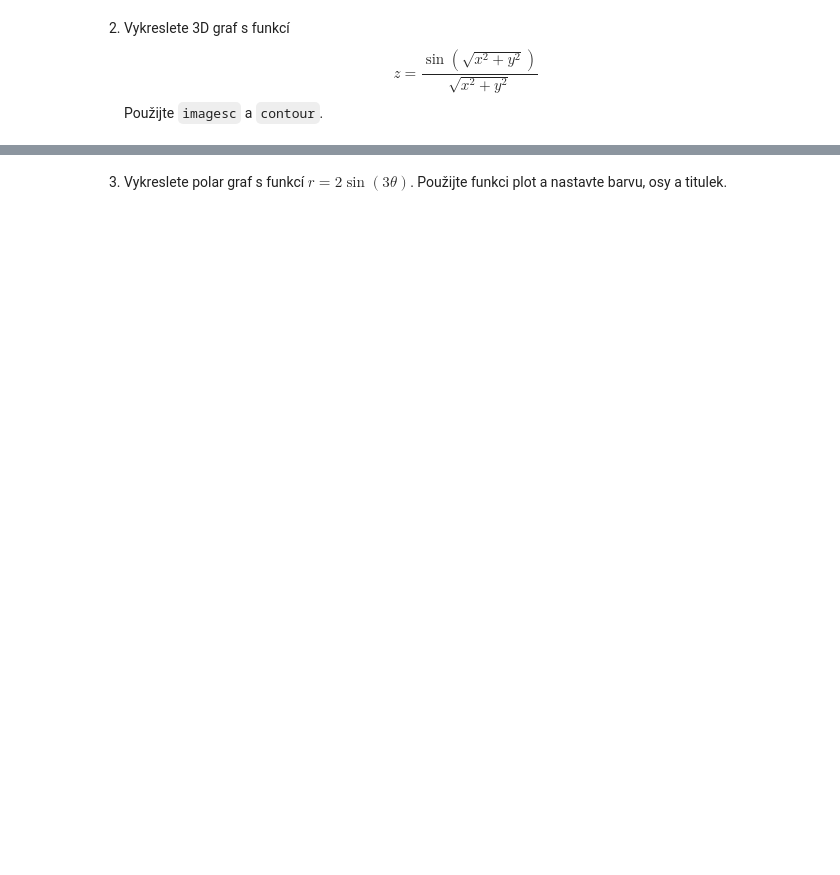
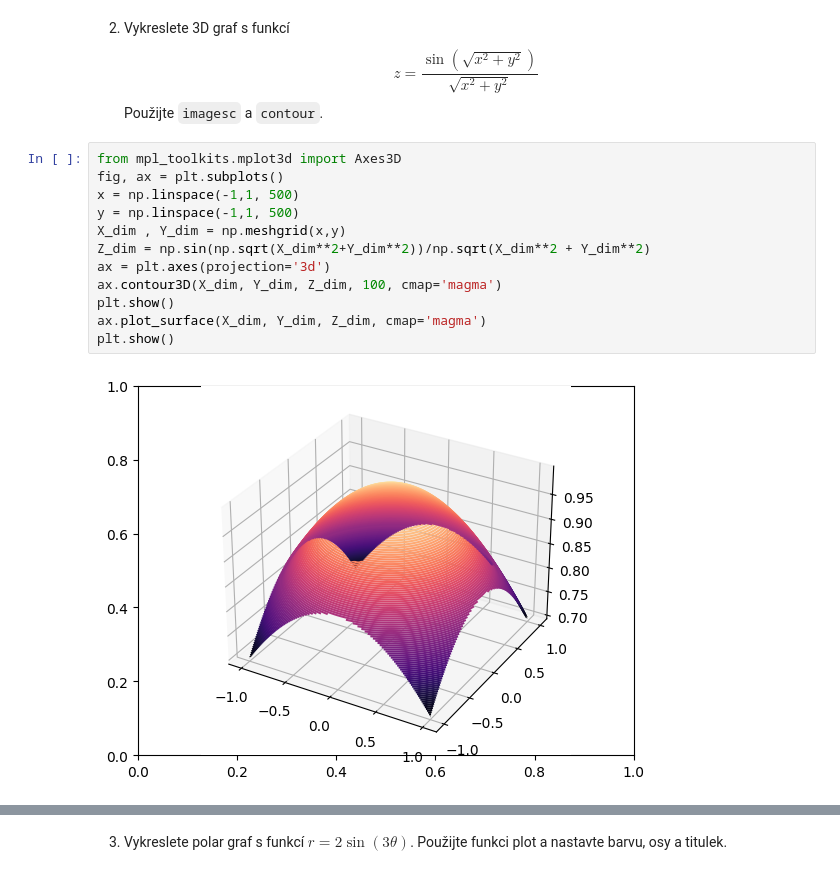
Before and after one commit to HLI0026/VVP, a Jupyter notebook: 04_ukoly.ipynb, the cells around one changed output, grey strips where cells are left out. Drawn from its saved outputs; the diff is of its cells as text; blank space fills up the shorter version.

```diff
--- a/04_ukoly.ipynb
+++ b/04_ukoly.ipynb
@@ -8,3 +67,17 @@ import numpy as np
 # %% [markdown]
 
 2. Vykreslete 3D graf s funkcí $$z = \frac{\sin(\sqrt{x^2 + y^2})}{\sqrt{x^2 + y^2}}$$ Použijte `imagesc` a `contour`.
+# %%
+from mpl_toolkits.mplot3d import Axes3D
+fig, ax = plt.subplots()
+x = np.linspace(-1,1, 500)
+y = np.linspace(-1,1, 500)
+X_dim , Y_dim = np.meshgrid(x,y)
+Z_dim = np.sin(np.sqrt(X_dim**2+Y_dim**2))/np.sqrt(X_dim**2 + Y_dim**2)
+ax = plt.axes(projection='3d')
+ax.contour3D(X_dim, Y_dim, Z_dim, 100, cmap='magma')
+plt.show()
+ax.plot_surface(X_dim, Y_dim, Z_dim, cmap='magma')
+plt.show()
+# %% [output]
+[figure, added]
```
Also changed, not shown: parts of 20 cells of this notebook.
